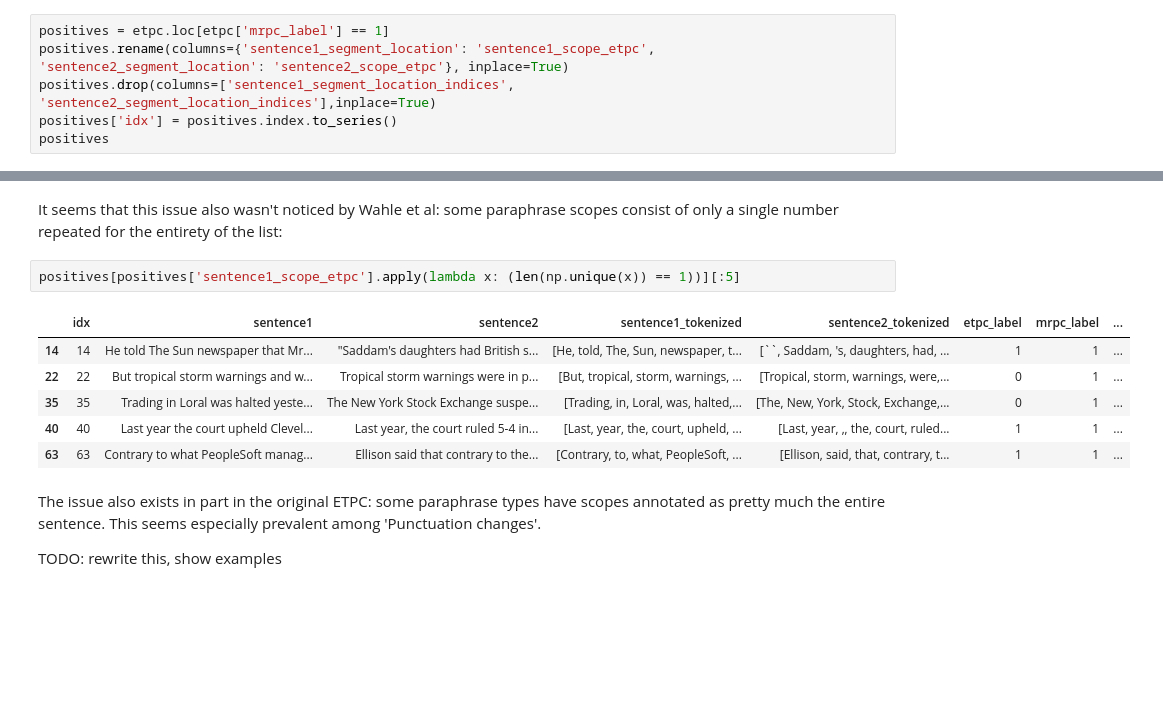
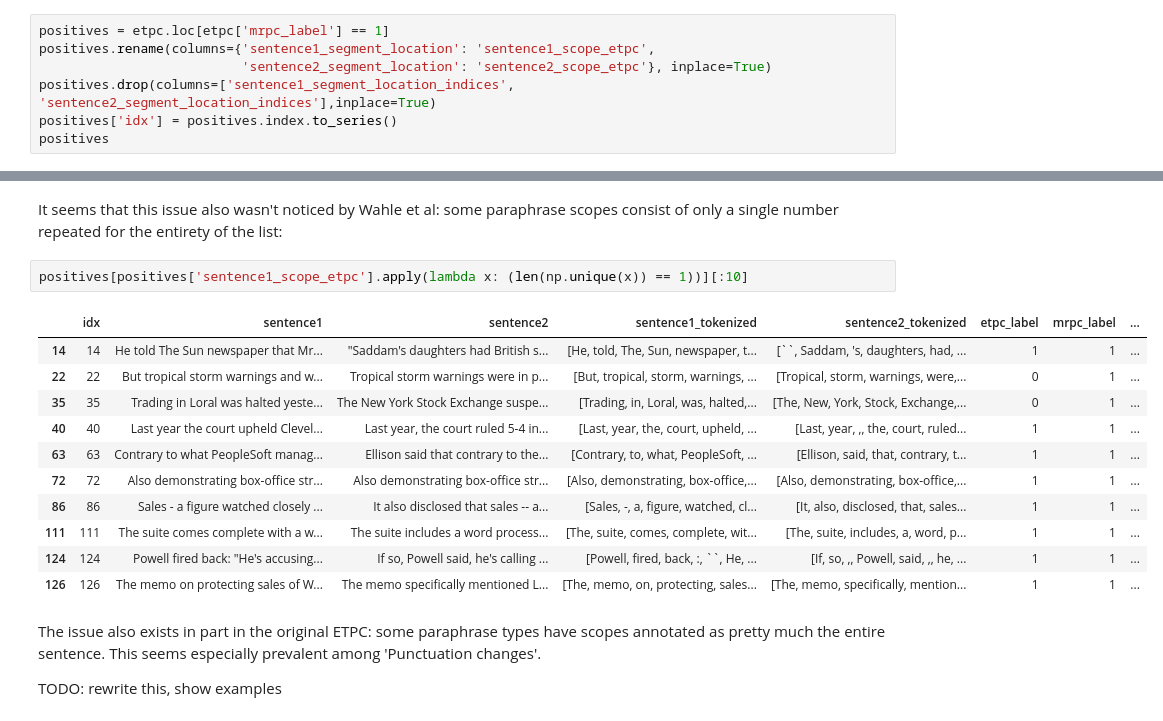
Before and after one commit to lucasadelino/thesis, a Jupyter notebook: reannotation.ipynb, the cells around one changed output, grey strips where cells are left out. Drawn from its saved outputs; the diff is of its cells as text; blank space fills up the shorter version.

```diff
--- a/reannotation.ipynb
+++ b/reannotation.ipynb
@@ -234,7 +187,8 @@ filter_equals(etpc, ['25', '29'])
 ## Creating positives dataframe
 # %%
 positives = etpc.loc[etpc['mrpc_label'] == 1]
-positives.rename(columns={'sentence1_segment_location': 'sentence1_scope_etpc', 'sentence2_segment_location': 'sentence2_scope_etpc'}, inplace=True)
+positives.rename(columns={'sentence1_segment_location': 'sentence1_scope_etpc',
+                          'sentence2_segment_location': 'sentence2_scope_etpc'}, inplace=True)
 positives.drop(columns=['sentence1_segment_location_indices', 'sentence2_segment_location_indices'],inplace=True)
 positives['idx'] = positives.index.to_series()
 positives
@@ -319,14 +233,19 @@ ric[:2]
 # %% [markdown]
 It seems that this issue also wasn't noticed by Wahle et al: some paraphrase scopes consist of only a single number repeated for the entirety of the list:
 # %%
-positives[positives['sentence1_scope_etpc'].apply(lambda x: (len(np.unique(x)) == 1))][:5]
+positives[positives['sentence1_scope_etpc'].apply(lambda x: (len(np.unique(x)) == 1))][:10]
 # %% [output]
 |  | idx | sentence1 | sentence2 | sentence1_tokenized | sentence2_tokenized | etpc_label | mrpc_label | ... |
 | 14 | 14 | He told The Sun newspaper that Mr... | "Saddam's daughters had British s... | [He, told, The, Sun, newspaper, t... | [``, Saddam, 's, daughters, had, ... | 1 | 1 | ... |
 | 22 | 22 | But tropical storm warnings and w... | Tropical storm warnings were in p... | [But, tropical, storm, warnings, ... | [Tropical, storm, warnings, were,... | 0 | 1 | ... |
 | 35 | 35 | Trading in Loral was halted yeste... | The New York Stock Exchange suspe... | [Trading, in, Loral, was, halted,... | [The, New, York, Stock, Exchange,... | 0 | 1 | ... |
 | 40 | 40 | Last year the court upheld Clevel... | Last year, the court ruled 5-4 in... | [Last, year, the, court, upheld, ... | [Last, year, ,, the, court, ruled... | 1 | 1 | ... |
 | 63 | 63 | Contrary to what PeopleSoft manag... | Ellison said that contrary to the... | [Contrary, to, what, PeopleSoft, ... | [Ellison, said, that, contrary, t... | 1 | 1 | ... |
+| 72 | 72 | Also demonstrating box-office str... | Also demonstrating box-office str... | [Also, demonstrating, box-office,... | [Also, demonstrating, box-office,... | 1 | 1 | ... |
+| 86 | 86 | Sales - a figure watched closely ... | It also disclosed that sales -- a... | [Sales, -, a, figure, watched, cl... | [It, also, disclosed, that, sales... | 1 | 1 | ... |
+| 111 | 111 | The suite comes complete with a w... | The suite includes a word process... | [The, suite, comes, complete, wit... | [The, suite, includes, a, word, p... | 1 | 1 | ... |
+| 124 | 124 | Powell fired back: "He's accusing... | If so, Powell said, he's calling ... | [Powell, fired, back, :, ``, He, ... | [If, so, ,, Powell, said, ,, he, ... | 1 | 1 | ... |
+| 126 | 126 | The memo on protecting sales of W... | The memo specifically mentioned L... | [The, memo, on, protecting, sales... | [The, memo, specifically, mention... | 1 | 1 | ... |
 # %% [markdown]
 The issue also exists in part in the original ETPC: some paraphrase types have scopes annotated as pretty much the entire sentence. This seems especially prevalent among 'Punctuation changes'.
 
```
Also changed, not shown: parts of 82 cells of this notebook.
